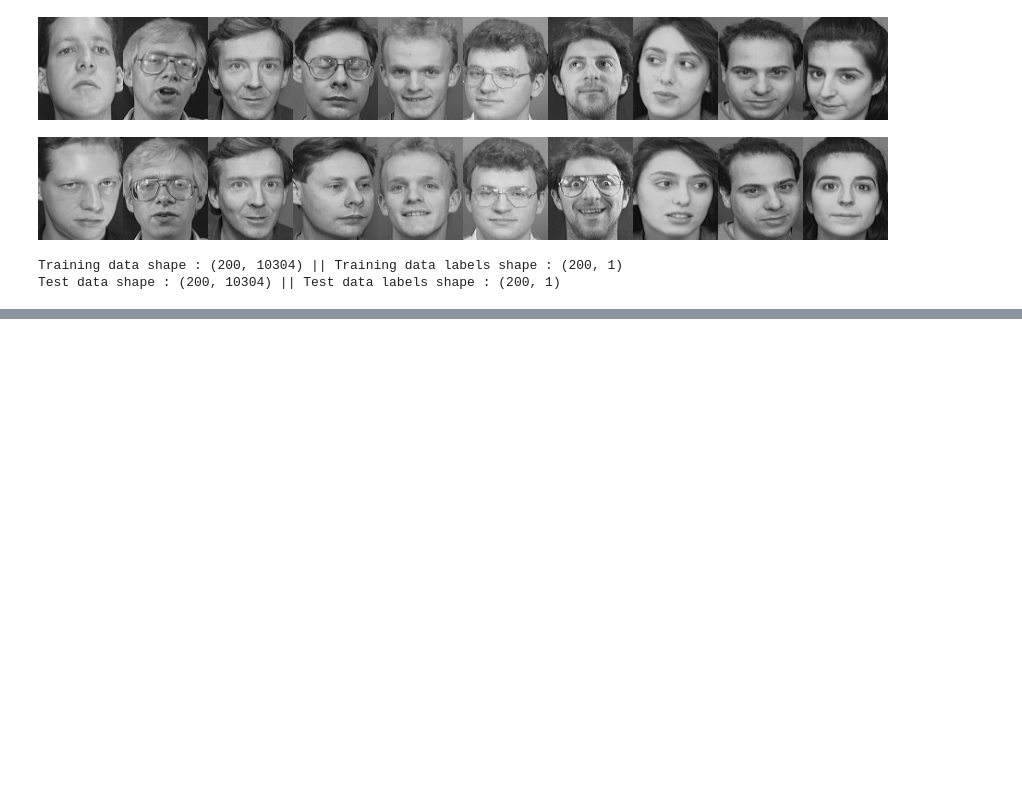
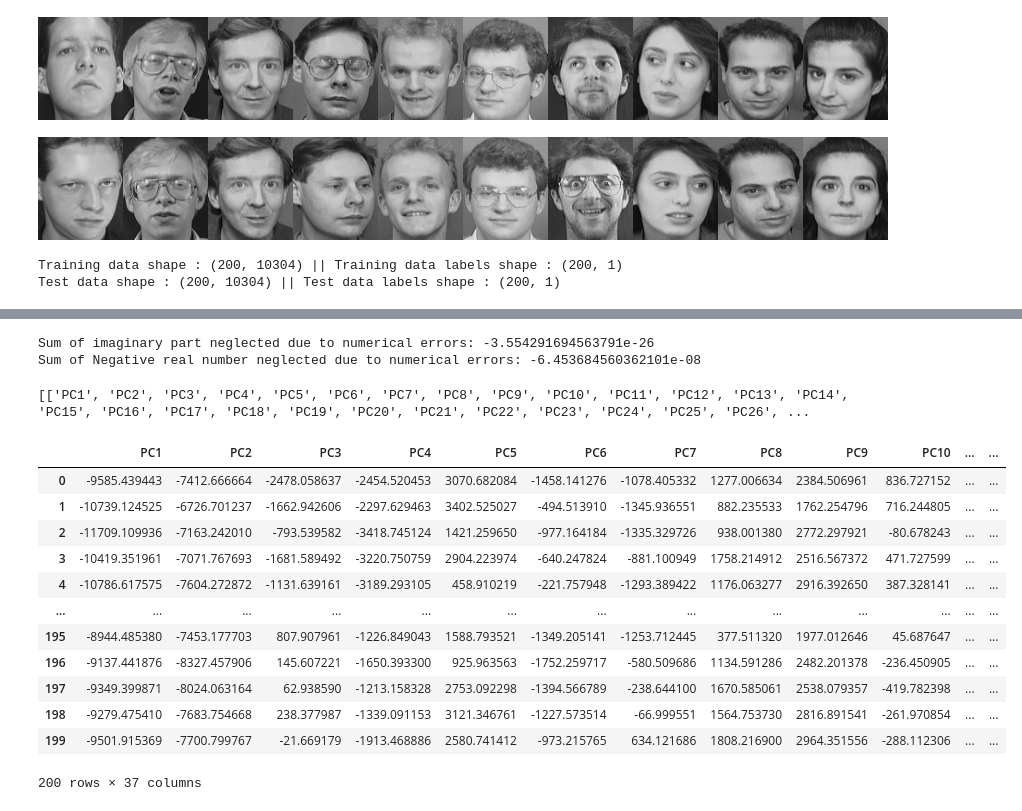
Before and after one commit to AmrMomtaz/Face-Recognition, a Jupyter notebook: Face_Recognition.ipynb, the cells around one changed output, grey strips where cells are left out. Saved outputs shown, nothing was run; the diff lists cells and outputs as text; code cells hidden in the pictures; blank space fills up the shorter version.

```diff
--- a/Face_Recognition.ipynb
+++ b/Face_Recognition.ipynb
@@ -25,7 +32,7 @@ for subject in range(1,41):
   for image in range(1,11):
     an_image = PIL.Image.open(f'/content/s{subject}/{image}.pgm')
     image_sequence = an_image.getdata()
-    image_array = np.array(image_sequence).reshape(112,92).reshape((-1,1))
+    image_array = np.array(image_sequence).reshape((-1,1))
     vectors.append(image_array)
   list_of_vectors.append(vectors)
 D = np.stack(list_of_vectors,axis = 0).reshape((400,-1))
@@ -87,0 +125,6 @@ Test data shape : (200, 10304) || Test data labels shape : (200, 1)
+# %%
+# Getting eigen_values and vectors
+eigen_values,eigen_vectors = get_eigen(D_train)
+# %% [output]
+Sum of imaginary part neglected due to numerical errors: -3.554291694563791e-26
+Sum of Negative real number neglected due to numerical errors: -6.453684560362101e-08
@@ -87,0 +137,46 @@ Test data shape : (200, 10304) || Test data labels shape : (200, 1)
+# %%
+#projection of training and test data
+projected_training_data=[]
+projected_test_data=[]
+for i in projection_matrices:
+  projected_training_data.append(D_train.dot(i))
+  projected_test_data.append(D_test.dot(i))
+print("Trainig data")
+for i in projected_training_data:
+  print(i.shape)
+  print(i)
+print("Test data")
+for i in projected_test_data:
+  print(i.shape)
+  print(i)
+# %%
+#transform data from numpy.array to dataframe
+df_train_labels=pd.DataFrame(Y_train,columns=["class"])
+df_test_labels=pd.DataFrame(Y_test,columns=["class"])
+df_train=[]
+df_test=[]
+columns_vectors=[]
+
+for i in projected_training_data:
+   columns_vectors.append((["PC"+str(x+1) for x in range(len(i[0]))]))
+print(columns_vectors)
+for i in range(len(projected_training_data)):
+    df_test.append(pd.DataFrame(projected_training_data[i], columns =columns_vectors[i]))
+    df_train.append(pd.DataFrame(projected_test_data[i], columns =columns_vectors[i]))
+
+df_train[0]
+# %% [output]
+[['PC1', 'PC2', 'PC3', 'PC4', 'PC5', 'PC6', 'PC7', 'PC8', 'PC9', 'PC10', 'PC11', 'PC12', 'PC13', 'PC14', 'PC15', 'PC16', 'PC17', 'PC18', 'PC19', 'PC20', 'PC21', 'PC22', 'PC23', 'PC24', 'PC25', 'PC26', ...
+|  | PC1 | PC2 | PC3 | PC4 | PC5 | PC6 | PC7 | PC8 | PC9 | PC10 | ... | ... |
+| 0 | -9585.439443 | -7412.666664 | -2478.058637 | -2454.520453 | 3070.682084 | -1458.141276 | -1078.405332 | 1277.006634 | 2384.506961 | 836.727152 | ... | ... |
+| 1 | -10739.124525 | -6726.701237 | -1662.942606 | -2297.629463 | 3402.525027 | -494.513910 | -1345.936551 | 882.235533 | 1762.254796 | 716.244805 | ... | ... |
+| 2 | -11709.109936 | -7163.242010 | -793.539582 | -3418.745124 | 1421.259650 | -977.164184 | -1335.329726 | 938.001380 | 2772.297921 | -80.678243 | ... | ... |
+| 3 | -10419.351961 | -7071.767693 | -1681.589492 | -3220.750759 | 2904.223974 | -640.247824 | -881.100949 | 1758.214912 | 2516.567372 | 471.727599 | ... | ... |
+| 4 | -10786.617575 | -7604.272872 | -1131.639161 | -3189.293105 | 458.910219 | -221.757948 | -1293.389422 | 1176.063277 | 2916.392650 | 387.328141 | ... | ... |
+| ... | ... | ... | ... | ... | ... | ... | ... | ... | ... | ... | ... | ... |
+| 195 | -8944.485380 | -7453.177703 | 807.907961 | -1226.849043 | 1588.793521 | -1349.205141 | -1253.712445 | 377.511320 | 1977.012646 | 45.687647 | ... | ... |
+| 196 | -9137.441876 | -8327.457906 | 145.607221 | -1650.393300 | 925.963563 | -1752.259717 | -580.509686 | 1134.591286 | 2482.201378 | -236.450905 | ... | ... |
+| 197 | -9349.399871 | -8024.063164 | 62.938590 | -1213.158328 | 2753.092298 | -1394.566789 | -238.644100 | 1670.585061 | 2538.079357 | -419.782398 | ... | ... |
+| 198 | -9279.475410 | -7683.754668 | 238.377987 | -1339.091153 | 3121.346761 | -1227.573514 | -66.999551 | 1564.753730 | 2816.891541 | -261.970854 | ... | ... |
+| 199 | -9501.915369 | -7700.799767 | -21.669179 | -1913.468886 | 2580.741412 | -973.215765 | 634.121686 | 1808.216900 | 2964.351556 | -288.112306 | ... | ... |
+200 rows × 37 columns
```
Also changed, not shown: parts of 13 cells of this notebook.
